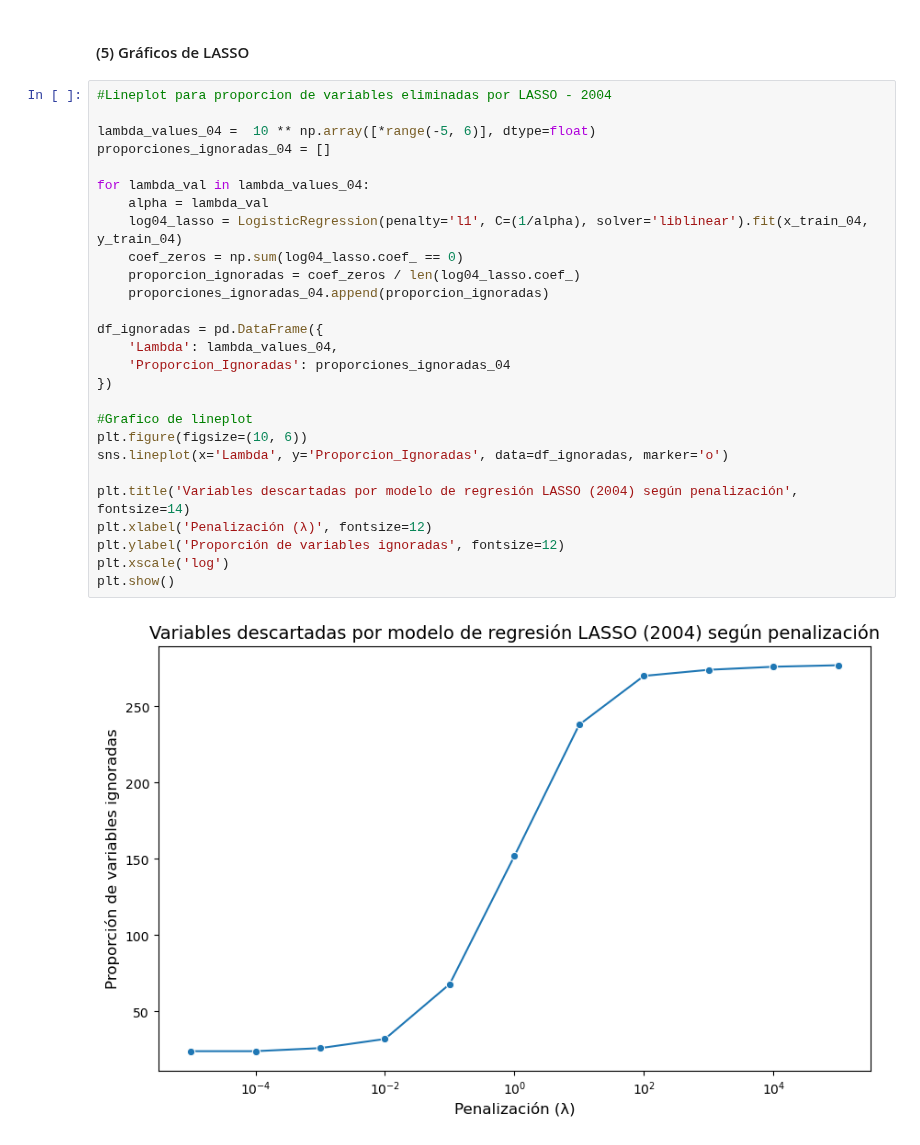
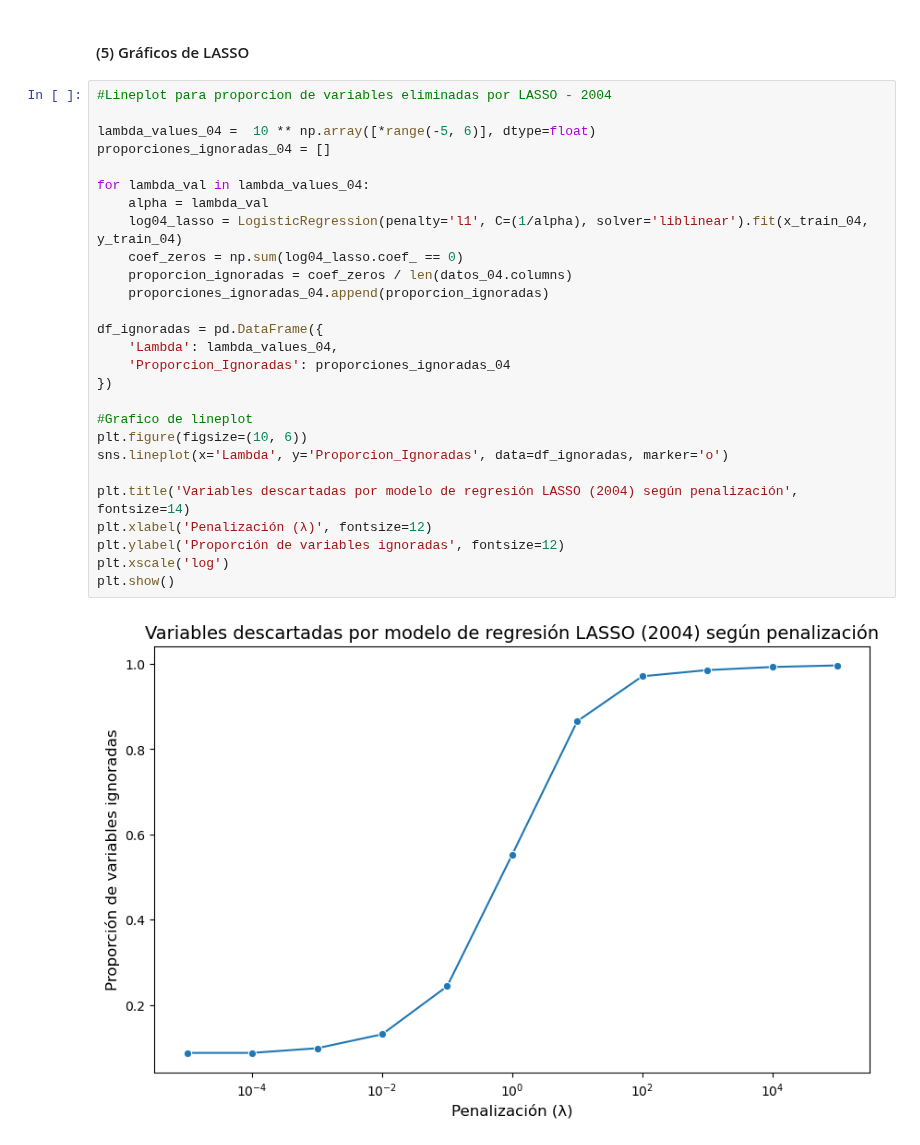
Before and after one commit to maggiecobb/CC408-T1-5, a Jupyter notebook: TP 4/TP 4.ipynb, the cells around one changed output. Cells and saved outputs as stored; diff of their text form.

```diff
--- a/TP 4/TP 4.ipynb
+++ b/TP 4/TP 4.ipynb
@@ -1144,32 +1147,32 @@ plt.show()
 # %%
 #Lineplot para proporcion de variables eliminadas por LASSO - 2004
 
 lambda_values_04 =  10 ** np.array([*range(-5, 6)], dtype=float)
 proporciones_ignoradas_04 = []
 
 for lambda_val in lambda_values_04:
     alpha = lambda_val
     log04_lasso = LogisticRegression(penalty='l1', C=(1/alpha), solver='liblinear').fit(x_train_04, y_train_04)
     coef_zeros = np.sum(log04_lasso.coef_ == 0)
-    proporcion_ignoradas = coef_zeros / len(log04_lasso.coef_)
+    proporcion_ignoradas = coef_zeros / len(datos_04.columns)
     proporciones_ignoradas_04.append(proporcion_ignoradas)
 
 df_ignoradas = pd.DataFrame({
     'Lambda': lambda_values_04,
     'Proporcion_Ignoradas': proporciones_ignoradas_04
 })
 
 #Grafico de lineplot
 plt.figure(figsize=(10, 6))
 sns.lineplot(x='Lambda', y='Proporcion_Ignoradas', data=df_ignoradas, marker='o')
 
 plt.title('Variables descartadas por modelo de regresión LASSO (2004) según penalización', fontsize=14)
 plt.xlabel('Penalización (λ)', fontsize=12)
 plt.ylabel('Proporción de variables ignoradas', fontsize=12)
 plt.xscale('log')
 plt.show()
 # %% [output]
-[figure, old version]
+[figure, new version]
 # %%
 #Lineplot para proporcion de variables eliminadas por LASSO - 2004
 lambda_values_24 =  10 ** np.array([*range(-5, 6)], dtype=float)
```
Also changed, not shown: parts of 8 cells of this notebook.
